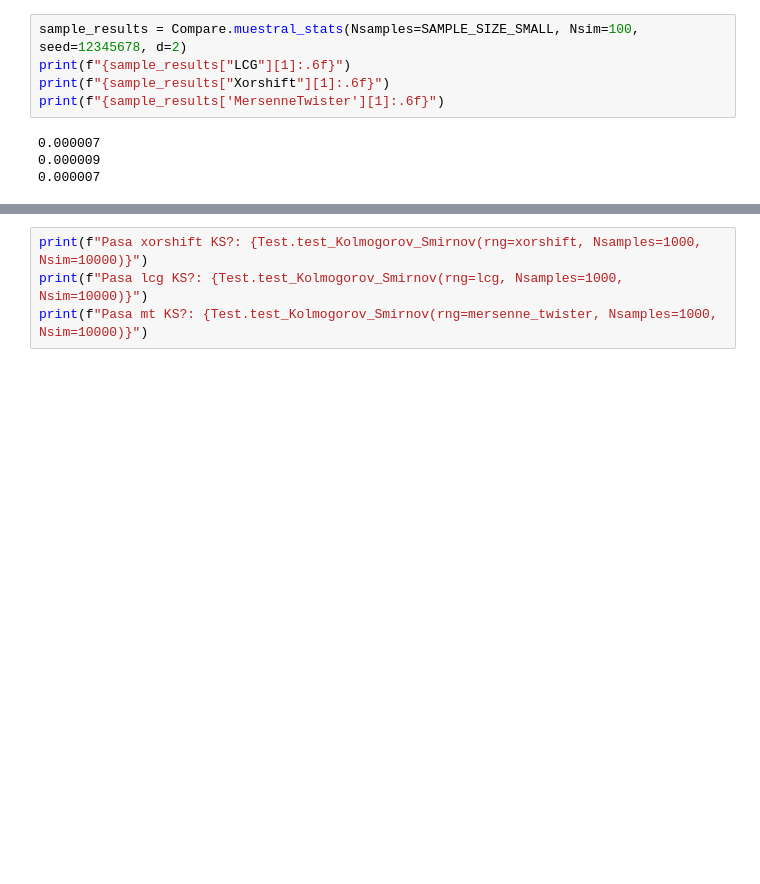
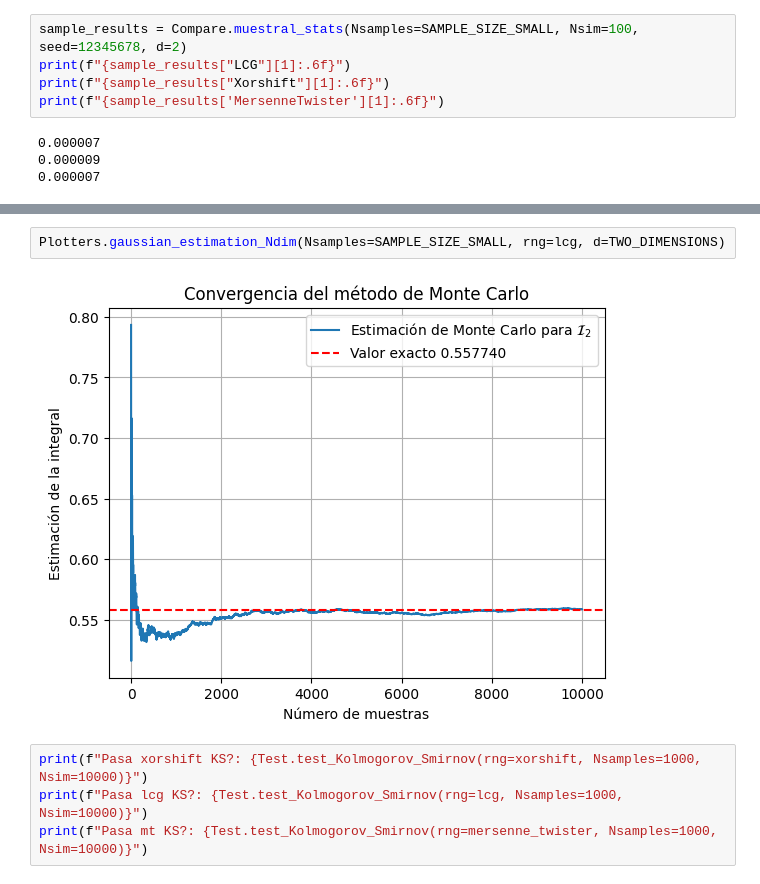
Before and after one commit to nieto-lucas/Trabajo-especial-mys, a Jupyter notebook: trabajo-especial.ipynb, the cells around one changed output, grey strips where cells are left out. Drawn from its saved outputs; the diff is of its cells as text; blank space fills up the shorter version.

```diff
--- a/trabajo-especial.ipynb
+++ b/trabajo-especial.ipynb
@@ -292,3 +292,7 @@ Plotters.plot_3D_gaussian_estimation(Nsamples=SAMPLE_SIZE_SMALL, rng=lcg)
+# %%
+Plotters.gaussian_estimation_Ndim(Nsamples=SAMPLE_SIZE_SMALL, rng=lcg, d=TWO_DIMENSIONS)
+# %% [output]
+[figure, added]
 # %%
 print(f"Pasa xorshift KS?: {Test.test_Kolmogorov_Smirnov(rng=xorshift, Nsamples=1000, Nsim=10000)}")
 print(f"Pasa lcg KS?: {Test.test_Kolmogorov_Smirnov(rng=lcg, Nsamples=1000, Nsim=10000)}")
```
Also changed, not shown: parts of 5 cells of this notebook, 2 other files.
